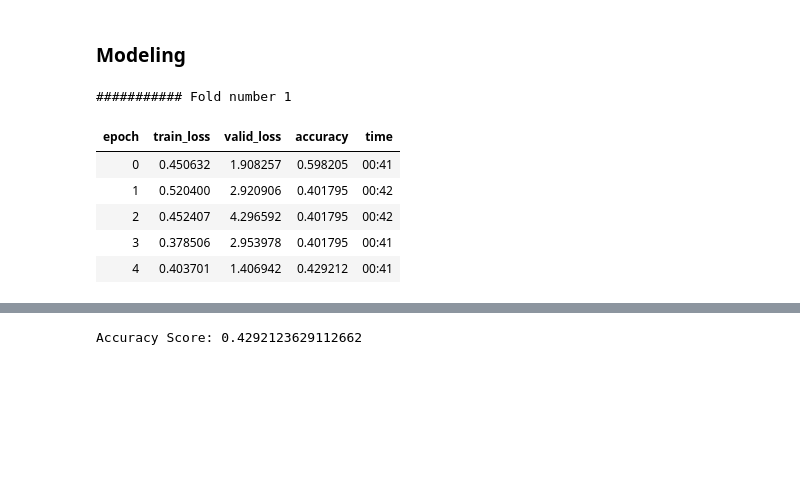
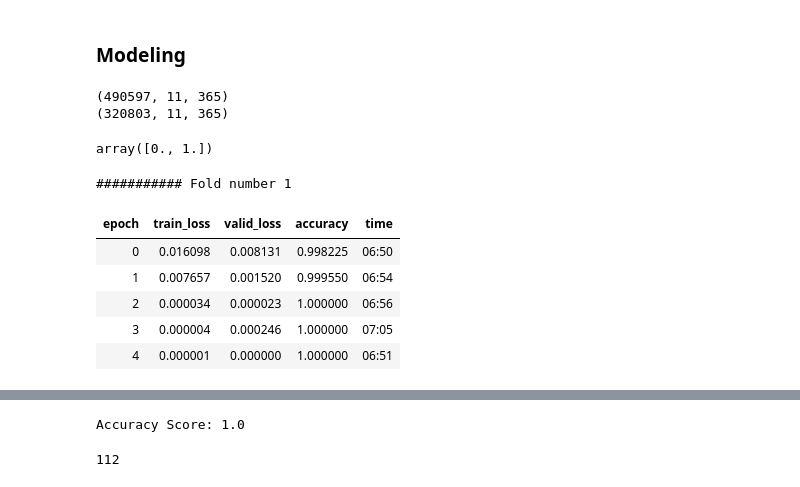
Before and after one commit to clausmichele/openEO_photovoltaic, a Jupyter notebook: notebooks/3D_Modeling.ipynb, the cells around one changed output, grey strips where cells are left out. Drawn from its saved outputs; the diff is of its cells as text; code cells hidden in the pictures; blank space fills up the shorter version.

```diff
--- a/notebooks/3D_Modeling.ipynb
+++ b/notebooks/3D_Modeling.ipynb
@@ -190,14 +202,26 @@ from tsai.all import *
 non_pv_samples = np.load(f'{data_dir}/s2/germany/extracted_non_temporal/non_pv_samples.npy')
 pv_samples = np.load(f'{data_dir}/s2/germany/extracted_non_temporal/pv_samples.npy')
 
-y1 = np.zeros(pv_samples.shape[0])
+y1 = np.ones(pv_samples.shape[0])
 y0 = np.zeros(non_pv_samples.shape[0])
 
-
-tr_data = np.vstack([pv_samples, non_pv_samples])
-y = np.hstack([y1, y0])
-
-tr_data = np.nan_to_num(tr_data, nan=-999999)
+print(pv_samples.shape)
+print(non_pv_samples.shape)
+# %% [output]
+(490597, 11, 365)
+(320803, 11, 365)
+# %%
+
+tr_data = np.vstack([pv_samples[:100000], non_pv_samples[:100000]])
+del pv_samples, non_pv_samples ; gc.collect()
+y = np.hstack([y1[:100000], y0[:100000]])
+del y1, y0; gc.collect()
+
+tr_data = np.nan_to_num(tr_data, nan=-999999)
+# %%
+np.unique(y)#shape
+# %% [output]
+array([0., 1.])
 # %%
 skf = StratifiedKFold(n_splits=5,shuffle=True, random_state=2024) # for cross validation
 
@@ -209,41 +233,45 @@ for train, val in skf.split(tr_data, y):
     # spliting the data
     x_train, x_val = tr_data[train], tr_data[val]
     y_train, y_val = y[train], y[val]
 
     X, y, splits = combine_split_data([x_train, x_val], [y_train, y_val])
 
     tfms  = [None, [Categorize()]] #[TSStandardize()] #[None, [Categorize()]]
     dsets = TSDatasets(X, y, tfms=tfms, splits=splits, inplace=True)
 
     dls = TSDataLoaders.from_dsets(dsets.train, dsets.valid, bs=[8, 16], batch_tfms=[TSStandardize()], num_workers=0)
 
 
     model = InceptionTime(dls.vars, dls.c)
     learn = Learner(dls, model, metrics=accuracy)
 
     learn.fit_one_cycle(5, lr_max=1e-3)
 
     # Validation
     valid_dl = dls.valid
     valid_probas, valid_targets, valid_preds = learn.get_preds(dl=valid_dl, with_decoded=True)
     (valid_targets == valid_preds).float().mean()
     score = accuracy_score(valid_preds, valid_targets)
     print(f'Accuracy Score: {score}')
 
-    learn.export( f'../models/temporal_models/Inception_time_non_temporal_{i+1}.pkl')
+    learn.export( f'../models/non_temporal_models/Inception_time_non_temporal_{i+1}.pkl')
 
     i+=1
     break
 # %% [output]
 ########### Fold number 1
 | epoch | train_loss | valid_loss | accuracy | time |
-| 0 | 0.450632 | 1.908257 | 0.598205 | 00:41 |
-| 1 | 0.520400 | 2.920906 | 0.401795 | 00:42 |
-| 2 | 0.452407 | 4.296592 | 0.401795 | 00:42 |
-| 3 | 0.378506 | 2.953978 | 0.401795 | 00:41 |
-| 4 | 0.403701 | 1.406942 | 0.429212 | 00:41 |
+| 0 | 0.016098 | 0.008131 | 0.998225 | 06:50 |
+| 1 | 0.007657 | 0.001520 | 0.999550 | 06:54 |
+| 2 | 0.000034 | 0.000023 | 1.000000 | 06:56 |
+| 3 | 0.000004 | 0.000246 | 1.000000 | 07:05 |
+| 4 | 0.000001 | 0.000000 | 1.000000 | 06:51 |
 [interactive output not drawn]
-Accuracy Score: 0.4292123629112662
+Accuracy Score: 1.0
+# %%
+del x_train, x_val, y_train, y_val, X, y, splits ; gc.collect()
+# %% [output]
+112
 # %%
 learn.show_probas()
 # %% [output]
```
Also changed, not shown: parts of 15 cells of this notebook, 1 other file.
